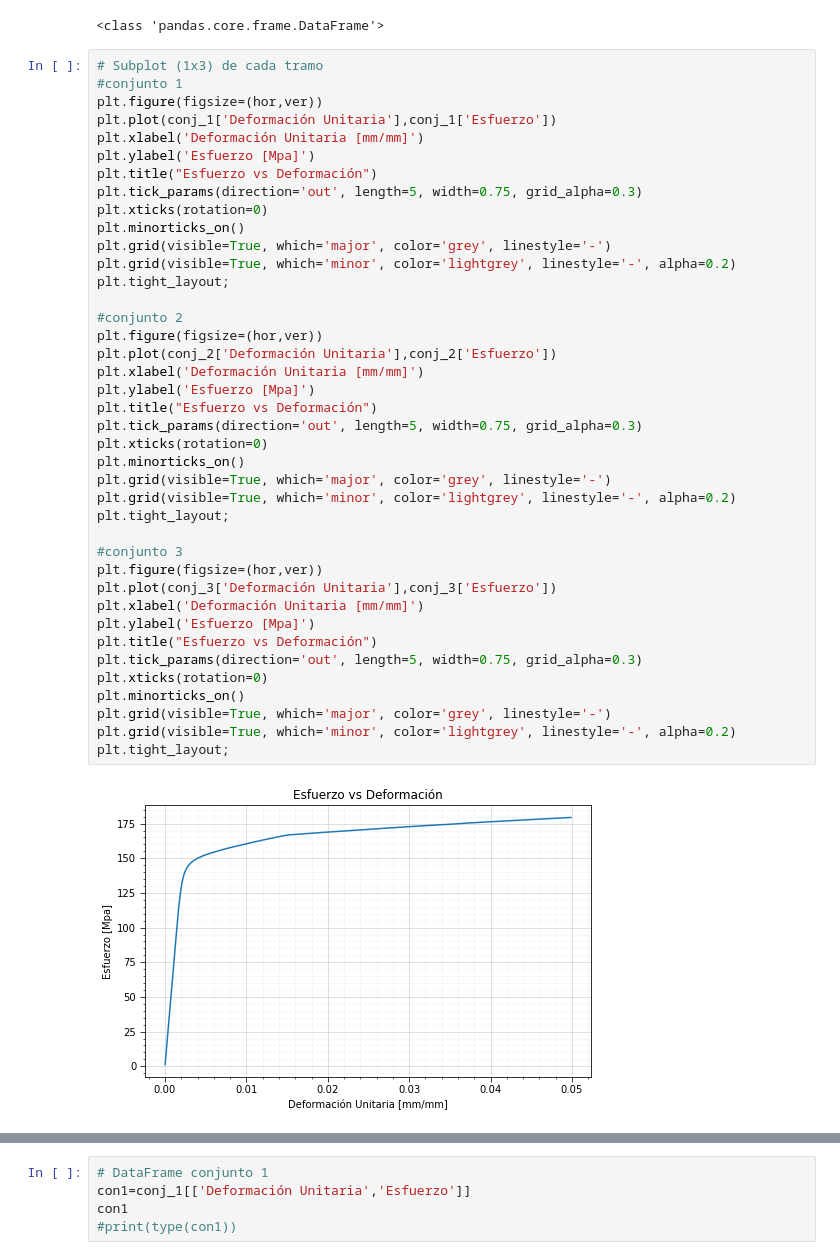
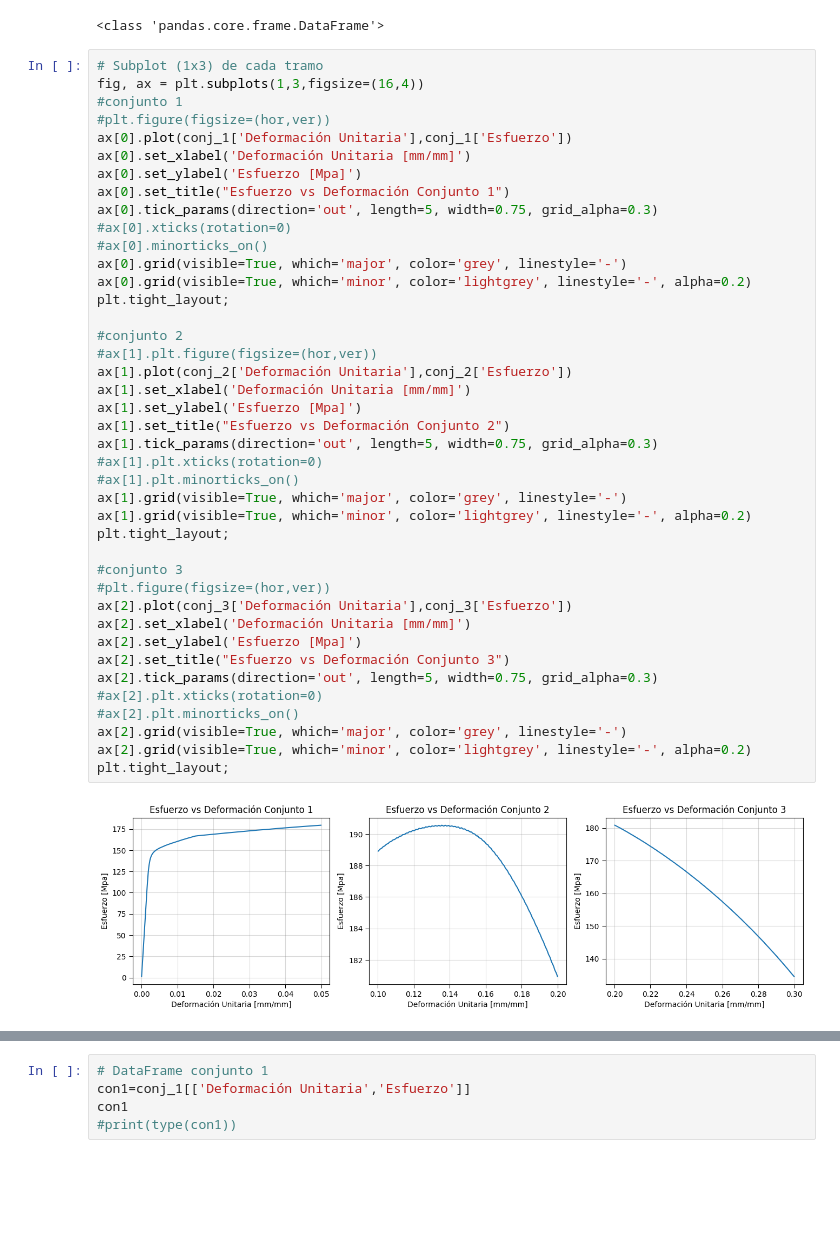
Before and after one commit to Cricea/Taller_1_HC_2023, a Jupyter notebook: Taller 1 - Interpolación y Raices/Taller_1.ipynb, the cells around one changed output, grey strips where cells are left out. Saved outputs shown, nothing was run; the diff lists cells and outputs as text; blank space fills up the shorter version.

```diff
--- a/Taller 1 - Interpolación y Raices/Taller_1.ipynb
+++ b/Taller 1 - Interpolación y Raices/Taller_1.ipynb
@@ -321,43 +318,44 @@ conj_3=df[df.apply(lambda x: 0.3 >= x['Deformación Unitaria']>= 0.2 , axis=1)]
 <class 'pandas.core.frame.DataFrame'>
 # %%
 # Subplot (1x3) de cada tramo
+fig, ax = plt.subplots(1,3,figsize=(16,4))
 #conjunto 1
-plt.figure(figsize=(hor,ver))
-plt.plot(conj_1['Deformación Unitaria'],conj_1['Esfuerzo'])
-plt.xlabel('Deformación Unitaria [mm/mm]')
-plt.ylabel('Esfuerzo [Mpa]')
-plt.title("Esfuerzo vs Deformación")
-plt.tick_params(direction='out', length=5, width=0.75, grid_alpha=0.3)
-plt.xticks(rotation=0)
-plt.minorticks_on()
-plt.grid(visible=True, which='major', color='grey', linestyle='-')
-plt.grid(visible=True, which='minor', color='lightgrey', linestyle='-', alpha=0.2)
+#plt.figure(figsize=(hor,ver))
+ax[0].plot(conj_1['Deformación Unitaria'],conj_1['Esfuerzo'])
+ax[0].set_xlabel('Deformación Unitaria [mm/mm]')
+ax[0].set_ylabel('Esfuerzo [Mpa]')
+ax[0].set_title("Esfuerzo vs Deformación Conjunto 1")
+ax[0].tick_params(direction='out', length=5, width=0.75, grid_alpha=0.3)
+#ax[0].xticks(rotation=0)
+#ax[0].minorticks_on()
+ax[0].grid(visible=True, which='major', color='grey', linestyle='-')
+ax[0].grid(visible=True, which='minor', color='lightgrey', linestyle='-', alpha=0.2)
 plt.tight_layout;
 
 #conjunto 2
-plt.figure(figsize=(hor,ver))
-plt.plot(conj_2['Deformación Unitaria'],conj_2['Esfuerzo'])
-plt.xlabel('Deformación Unitaria [mm/mm]')
-plt.ylabel('Esfuerzo [Mpa]')
-plt.title("Esfuerzo vs Deformación")
-plt.tick_params(direction='out', length=5, width=0.75, grid_alpha=0.3)
-plt.xticks(rotation=0)
-plt.minorticks_on()
-plt.grid(visible=True, which='major', color='grey', linestyle='-')
-plt.grid(visible=True, which='minor', color='lightgrey', linestyle='-', alpha=0.2)
+#ax[1].plt.figure(figsize=(hor,ver))
+ax[1].plot(conj_2['Deformación Unitaria'],conj_2['Esfuerzo'])
+ax[1].set_xlabel('Deformación Unitaria [mm/mm]')
+ax[1].set_ylabel('Esfuerzo [Mpa]')
+ax[1].set_title("Esfuerzo vs Deformación Conjunto 2")
+ax[1].tick_params(direction='out', length=5, width=0.75, grid_alpha=0.3)
+#ax[1].plt.xticks(rotation=0)
+#ax[1].plt.minorticks_on()
+ax[1].grid(visible=True, which='major', color='grey', linestyle='-')
+ax[1].grid(visible=True, which='minor', color='lightgrey', linestyle='-', alpha=0.2)
 plt.tight_layout;
 
 #conjunto 3
-plt.figure(figsize=(hor,ver))
-plt.plot(conj_3['Deformación Unitaria'],conj_3['Esfuerzo'])
-plt.xlabel('Deformación Unitaria [mm/mm]')
-plt.ylabel('Esfuerzo [Mpa]')
-plt.title("Esfuerzo vs Deformación")
-plt.tick_params(direction='out', length=5, width=0.75, grid_alpha=0.3)
-plt.xticks(rotation=0)
-plt.minorticks_on()
-plt.grid(visible=True, which='major', color='grey', linestyle='-')
-plt.grid(visible=True, which='minor', color='lightgrey', linestyle='-', alpha=0.2)
+#plt.figure(figsize=(hor,ver))
+ax[2].plot(conj_3['Deformación Unitaria'],conj_3['Esfuerzo'])
+ax[2].set_xlabel('Deformación Unitaria [mm/mm]')
+ax[2].set_ylabel('Esfuerzo [Mpa]')
+ax[2].set_title("Esfuerzo vs Deformación Conjunto 3")
+ax[2].tick_params(direction='out', length=5, width=0.75, grid_alpha=0.3)
+#ax[2].plt.xticks(rotation=0)
+#ax[2].plt.minorticks_on()
+ax[2].grid(visible=True, which='major', color='grey', linestyle='-')
+ax[2].grid(visible=True, which='minor', color='lightgrey', linestyle='-', alpha=0.2)
 plt.tight_layout;
 # %% [output]
-[figure, old version]
+[figure, new version]
```
Also changed, not shown: parts of 11 cells of this notebook.
